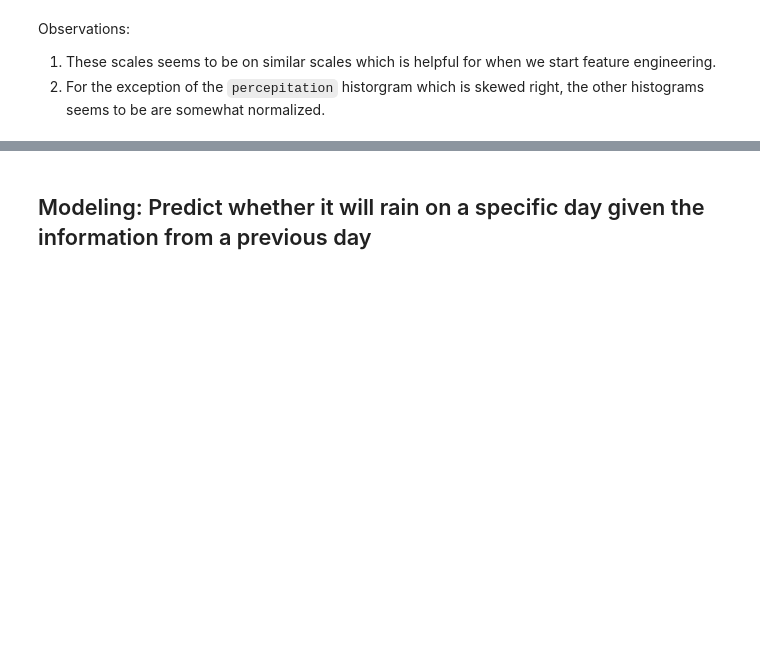
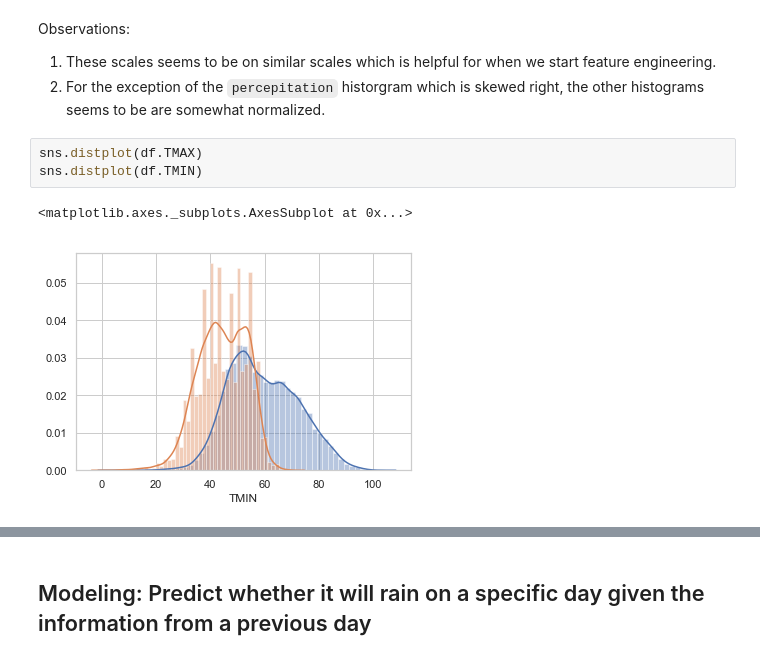
Before and after one commit to naivelogic/Machine_Learning_Notebooks, a Jupyter notebook: Predicting Seattle Rain.ipynb, the cells around one changed output, grey strips where cells are left out. Drawn from its saved outputs; the diff is of its cells as text; blank space fills up the shorter version.

```diff
--- a/Predicting Seattle Rain.ipynb
+++ b/Predicting Seattle Rain.ipynb
@@ -111,3 +111,9 @@ plt.show()
 Observations:
 1. These scales seems to be on similar scales which is helpful for when we start feature engineering.
 2. For the exception of the `percepitation` historgram which is skewed right, the other histograms seems to be are somewhat normalized.
+# %%
+sns.distplot(df.TMAX)
+sns.distplot(df.TMIN)
+# %% [output]
+<matplotlib.axes._subplots.AxesSubplot at 0x...>
+[figure, added]
```
Also changed, not shown: parts of 9 cells of this notebook.
